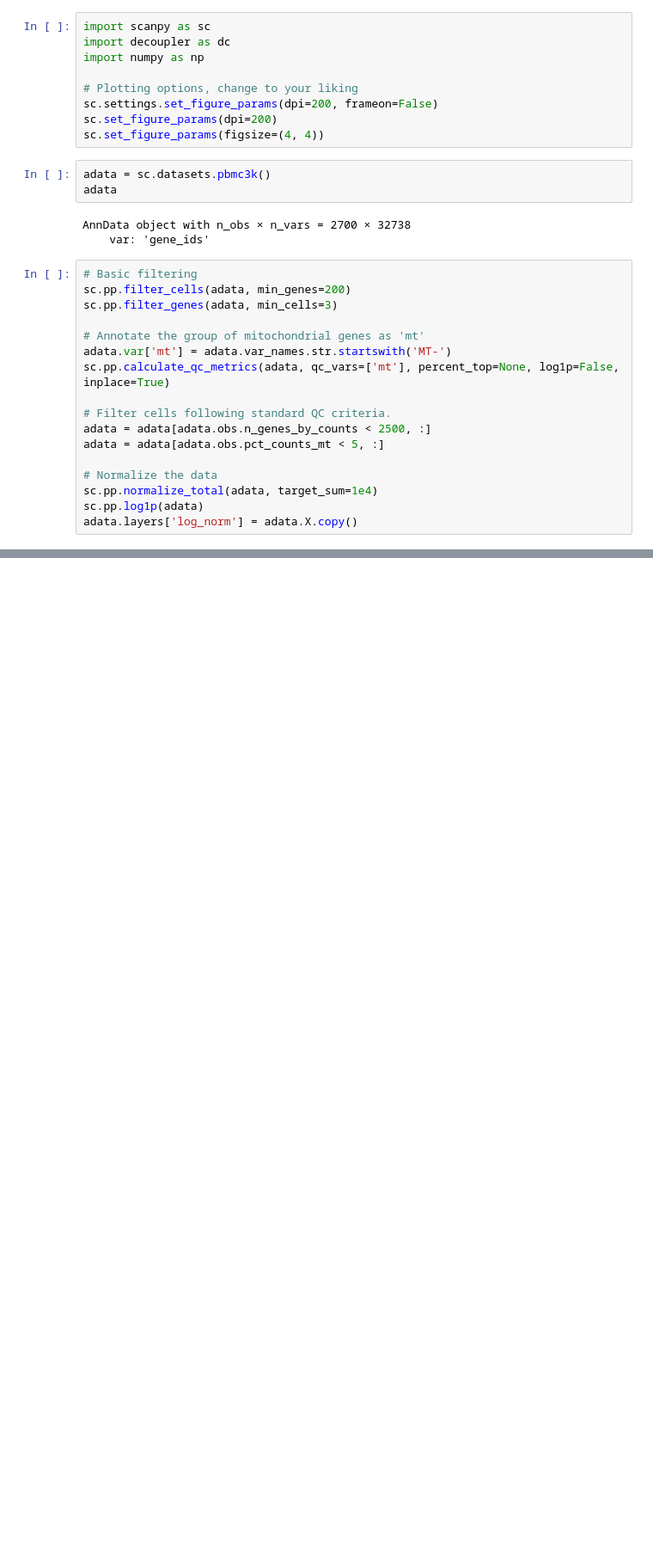
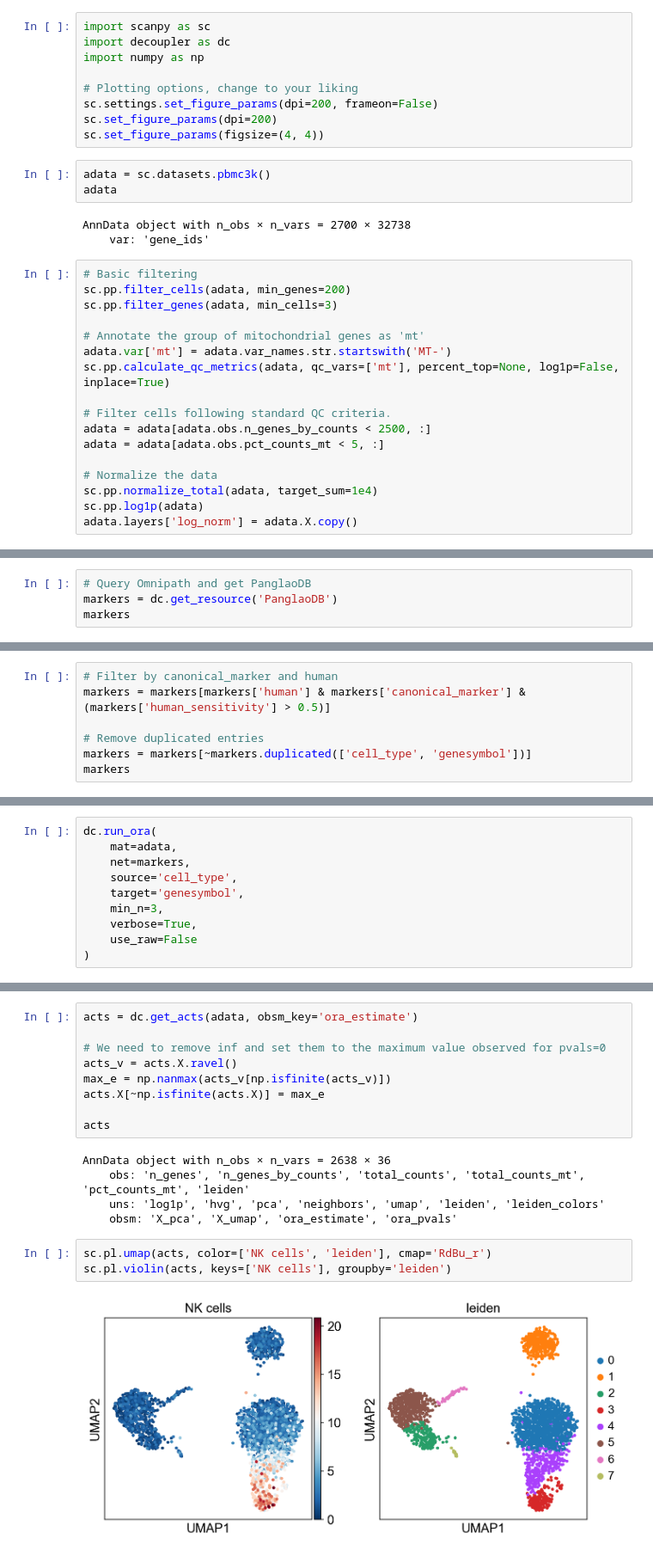
Before and after one commit to chaochungkuo/dobioinformatics, a Jupyter notebook: scRNAseq-annotation/decoupler/decoupler-annotation-marker-genes.ipynb, the cells around one changed output, grey strips where cells are left out. Shown at 86% size. Cells and saved outputs as stored; diff of their text form; blank space fills up the shorter version.

```diff
--- a/scRNAseq-annotation/decoupler/decoupler-annotation-marker-genes.ipynb
+++ b/scRNAseq-annotation/decoupler/decoupler-annotation-marker-genes.ipynb
@@ -64,0 +65,4 @@ ImportError: Please install the leiden algorithm: `conda install -c conda-forge
+# %%
+# Query Omnipath and get PanglaoDB
+markers = dc.get_resource('PanglaoDB')
+markers
@@ -64,0 +83,7 @@ ImportError: Please install the leiden algorithm: `conda install -c conda-forge
+# %%
+# Filter by canonical_marker and human
+markers = markers[markers['human'] & markers['canonical_marker'] & (markers['human_sensitivity'] > 0.5)]
+
+# Remove duplicated entries
+markers = markers[~markers.duplicated(['cell_type', 'genesymbol'])]
+markers
@@ -64,0 +104,10 @@ ImportError: Please install the leiden algorithm: `conda install -c conda-forge
+# %%
+dc.run_ora(
+    mat=adata,
+    net=markers,
+    source='cell_type',
+    target='genesymbol',
+    min_n=3,
+    verbose=True,
+    use_raw=False
+)
@@ -64,0 +133,19 @@ ImportError: Please install the leiden algorithm: `conda install -c conda-forge
+# %%
+acts = dc.get_acts(adata, obsm_key='ora_estimate')
+
+# We need to remove inf and set them to the maximum value observed for pvals=0
+acts_v = acts.X.ravel()
+max_e = np.nanmax(acts_v[np.isfinite(acts_v)])
+acts.X[~np.isfinite(acts.X)] = max_e
+
+acts
+# %% [output]
+AnnData object with n_obs × n_vars = 2638 × 36
+    obs: 'n_genes', 'n_genes_by_counts', 'total_counts', 'total_counts_mt', 'pct_counts_mt', 'leiden'
+    uns: 'log1p', 'hvg', 'pca', 'neighbors', 'umap', 'leiden', 'leiden_colors'
+    obsm: 'X_pca', 'X_umap', 'ora_estimate', 'ora_pvals'
+# %%
+sc.pl.umap(acts, color=['NK cells', 'leiden'], cmap='RdBu_r')
+sc.pl.violin(acts, keys=['NK cells'], groupby='leiden')
+# %% [output]
+[figure, added]
```
Also changed, not shown: parts of 12 cells of this notebook, 1 other file.
